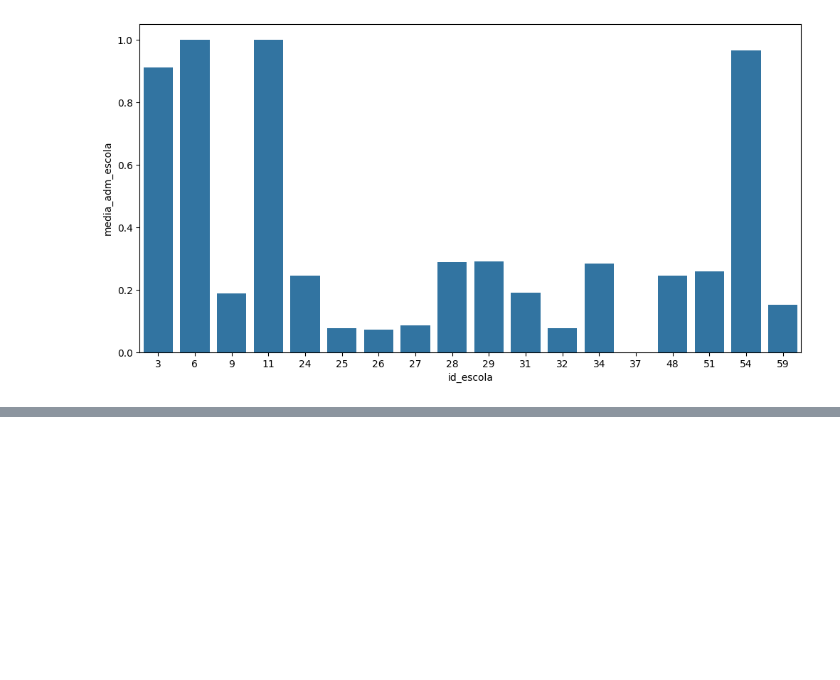
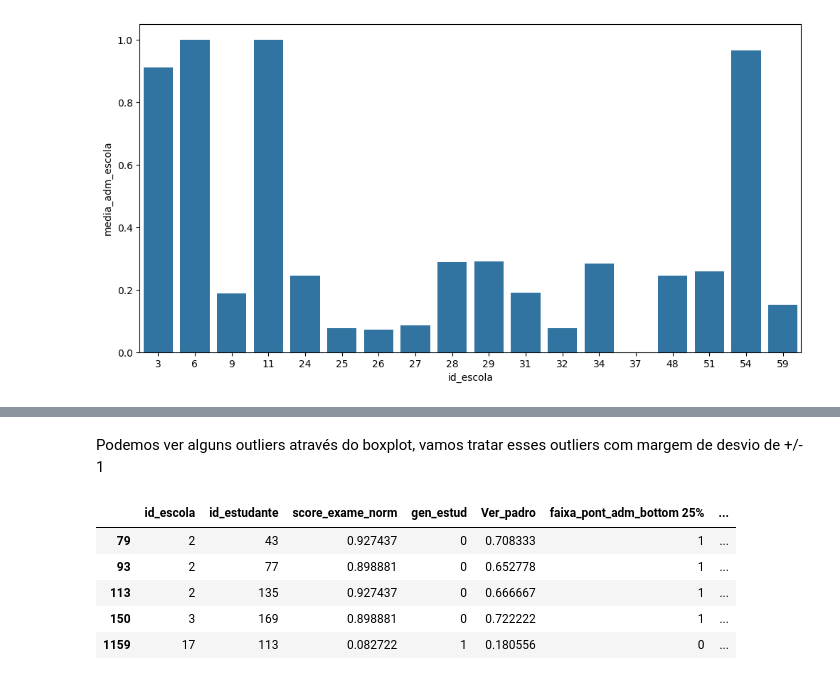
Before and after one commit to akyla007/Akyla_Aquino_Desafio, a Jupyter notebook: main.ipynb, the cells around one changed output, grey strips where cells are left out. Saved outputs shown, nothing was run; the diff lists cells and outputs as text; code cells hidden in the pictures; blank space fills up the shorter version.

```diff
--- a/main.ipynb
+++ b/main.ipynb
@@ -374,0 +383,22 @@ sns.boxplot(x='id_escola', y='score_exame_norm', data=df.loc[df['id_escola'] ==
+# %% [markdown]
+Podemos ver alguns outliers através do boxplot, vamos tratar esses outliers com margem de desvio de +/- 1
+# %%
+Q1 = df['score_exame_norm'].quantile(0.25)
+Q3 = df['score_exame_norm'].quantile(0.75)
+IQR = Q3 - Q1
+
+# Limites
+lower_bound = Q1 - 1.5 * IQR
+upper_bound = Q3 + 1.5 * IQR
+
+# Identificar os outliers ( Piores notas e melhores)
+outliers = df[(df['score_exame_norm'] < lower_bound) | (df['score_exame_norm'] > upper_bound)]
+outliers.to_csv('data/gold/final_data_filtered.csv', index=False)
+outliers.head(5)
+# %% [output]
+|  | id_escola | id_estudante | score_exame_norm | gen_estud | Ver_padro | faixa_pont_adm_bottom 25% | ... |
+| 79 | 2 | 43 | 0.927437 | 0 | 0.708333 | 1 | ... |
+| 93 | 2 | 77 | 0.898881 | 0 | 0.652778 | 1 | ... |
+| 113 | 2 | 135 | 0.927437 | 0 | 0.666667 | 1 | ... |
+| 150 | 3 | 169 | 0.898881 | 0 | 0.722222 | 1 | ... |
+| 1159 | 17 | 113 | 0.082722 | 1 | 0.180556 | 0 | ... |
```
Also changed, not shown: parts of 13 cells of this notebook, 6 other files.
